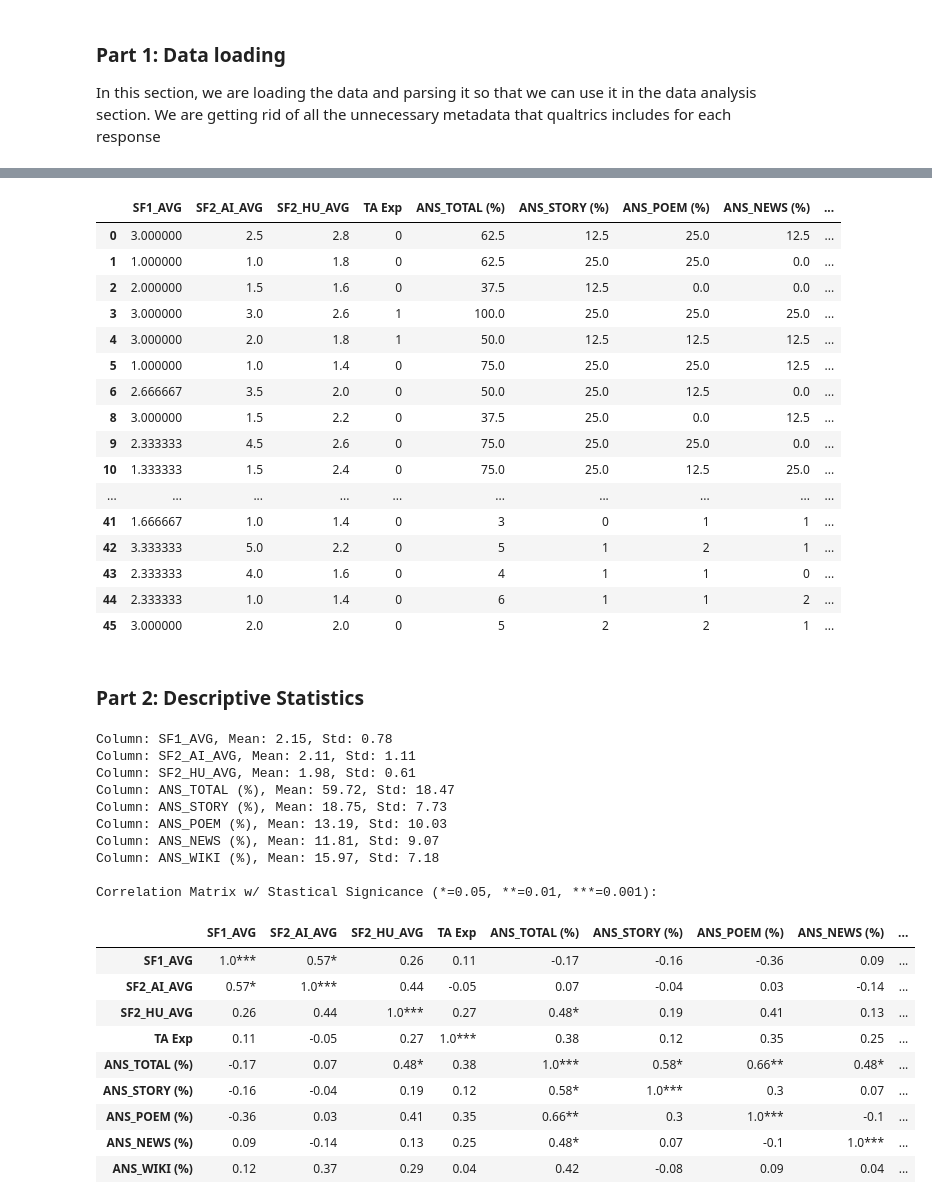
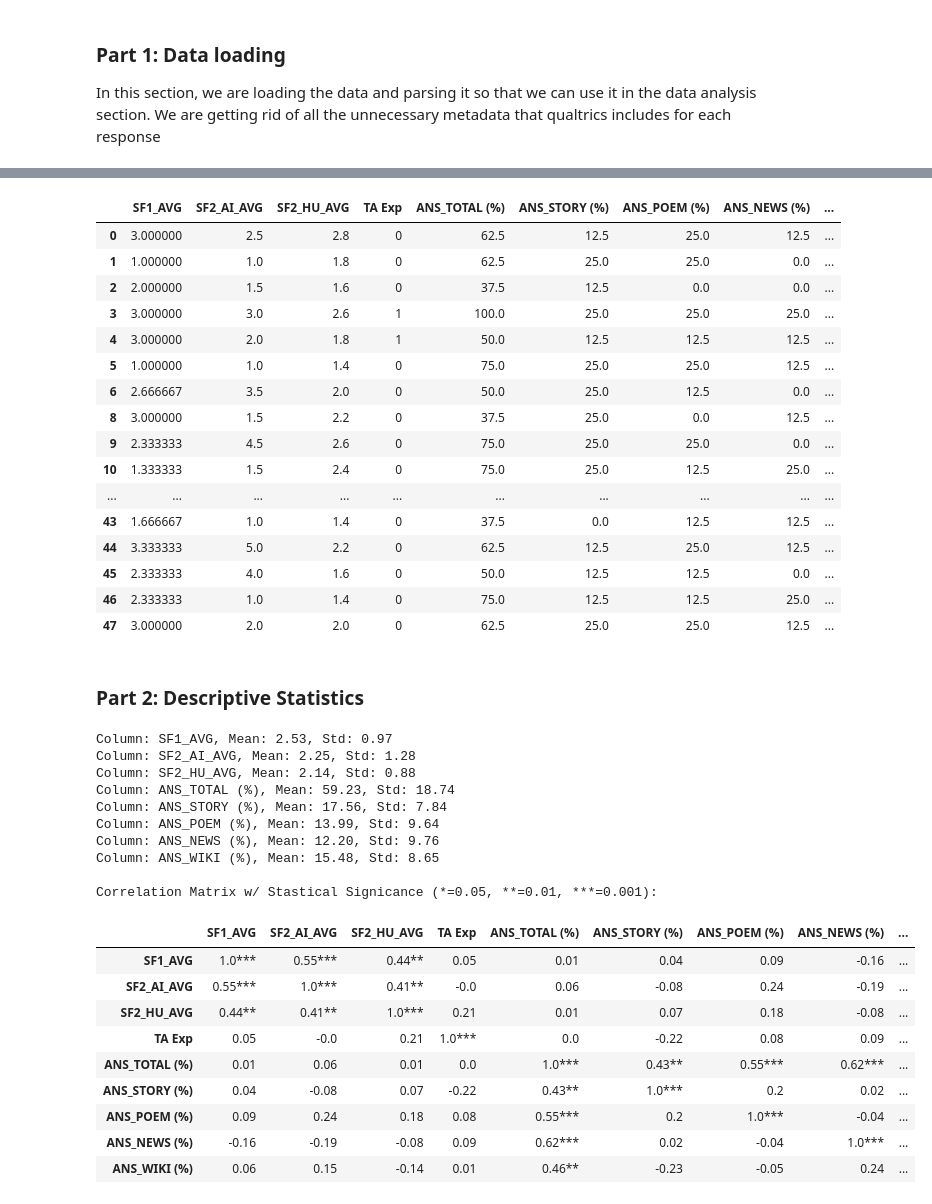
Before and after one commit to ZenithO-o/AI-Detection-Survey, a Jupyter notebook: data_analysis.ipynb, the cells around one changed output, grey strips where cells are left out. Saved outputs shown, nothing was run; the diff lists cells and outputs as text; code cells hidden in the pictures.

```diff
--- a/data_analysis.ipynb
+++ b/data_analysis.ipynb
@@ -145,11 +145,11 @@ df['SF2_AI_AVG'] = df[sf2_cols[:2]].mean(axis=1)
 df['SF2_HU_AVG'] = df[sf2_cols[2:]].mean(axis=1)
 
 # Aggregating scores for passsages
-df['ANS_TOTAL (%)'] = (df[passage_cols] == true_answers).sum(axis=1)
-df['ANS_STORY (%)'] = (df[passage_cols[0:2]] == true_answers[0:2]).sum(axis=1)
-df['ANS_POEM (%)'] = (df[passage_cols[2:4]] == true_answers[2:4]).sum(axis=1)
-df['ANS_NEWS (%)'] = (df[passage_cols[4:6]] == true_answers[4:6]).sum(axis=1)
-df['ANS_WIKI (%)'] = (df[passage_cols[6:8]] == true_answers[6:8]).sum(axis=1)
+df['ANS_TOTAL'] = (df[passage_cols] == true_answers).sum(axis=1)
+df['ANS_STORY'] = (df[passage_cols[0:2]] == true_answers[0:2]).sum(axis=1)
+df['ANS_POEM'] = (df[passage_cols[2:4]] == true_answers[2:4]).sum(axis=1)
+df['ANS_NEWS'] = (df[passage_cols[4:6]] == true_answers[4:6]).sum(axis=1)
+df['ANS_WIKI'] = (df[passage_cols[6:8]] == true_answers[6:8]).sum(axis=1)
 
 # Expressing as percentages
 df['ANS_TOTAL (%)'] = (df['ANS_TOTAL'] / 8) * 100
@@ -176,53 +176,53 @@ df[data_cols]
 | 9 | 2.333333 | 4.5 | 2.6 | 0 | 75.0 | 25.0 | 25.0 | 0.0 | ... |
 | 10 | 1.333333 | 1.5 | 2.4 | 0 | 75.0 | 25.0 | 12.5 | 25.0 | ... |
 | ... | ... | ... | ... | ... | ... | ... | ... | ... | ... |
-| 41 | 1.666667 | 1.0 | 1.4 | 0 | 3 | 0 | 1 | 1 | ... |
-| 42 | 3.333333 | 5.0 | 2.2 | 0 | 5 | 1 | 2 | 1 | ... |
-| 43 | 2.333333 | 4.0 | 1.6 | 0 | 4 | 1 | 1 | 0 | ... |
-| 44 | 2.333333 | 1.0 | 1.4 | 0 | 6 | 1 | 1 | 2 | ... |
-| 45 | 3.000000 | 2.0 | 2.0 | 0 | 5 | 2 | 2 | 1 | ... |
+| 43 | 1.666667 | 1.0 | 1.4 | 0 | 37.5 | 0.0 | 12.5 | 12.5 | ... |
+| 44 | 3.333333 | 5.0 | 2.2 | 0 | 62.5 | 12.5 | 25.0 | 12.5 | ... |
+| 45 | 2.333333 | 4.0 | 1.6 | 0 | 50.0 | 12.5 | 12.5 | 0.0 | ... |
+| 46 | 2.333333 | 1.0 | 1.4 | 0 | 75.0 | 12.5 | 12.5 | 25.0 | ... |
+| 47 | 3.000000 | 2.0 | 2.0 | 0 | 62.5 | 25.0 | 25.0 | 12.5 | ... |
 # %% [markdown]
 ### Part 2: Descriptive Statistics
 # %%
 for sf_series in agg_sf_list:
     col_name = sf_series.name
     mean = sf_series.mean()
     std = sf_series.std()
     print(f'Column: {col_name}, Mean: {mean:.2f}, Std: {std:.2f}')
 
 for ans_series in answer_list:
     col_name = ans_series.name
     mean = ans_series.mean()
     std = ans_series.std()
     print(f'Column: {col_name}, Mean: {mean:.2f}, Std: {std:.2f}')
 # https://stackoverflow.com/questions/25571882/pandas-columns-correlation-with-statistical-significance\
 rho = df[data_cols].corr()
 pval = df[data_cols].corr(method=lambda x, y: pearsonr(x, y)[1]) - np.eye(*rho.shape)
-p = pval.applymap(lambda x: ''.join(['*' for t in [.05, .01, .001] if x <= t]))
+p = pval.map(lambda x: ''.join(['*' for t in [.05, .01, .001] if x <= t]))
 corr_matrix_signifcance = rho.round(2).astype(str) + p
 
 
 
 print('\nCorrelation Matrix w/ Stastical Signicance (*=0.05, **=0.01, ***=0.001):')
 corr_matrix_signifcance
 # %% [output]
-Column: SF1_AVG, Mean: 2.15, Std: 0.78
-Column: SF2_AI_AVG, Mean: 2.11, Std: 1.11
-Column: SF2_HU_AVG, Mean: 1.98, Std: 0.61
-Column: ANS_TOTAL (%), Mean: 59.72, Std: 18.47
-Column: ANS_STORY (%), Mean: 18.75, Std: 7.73
-Column: ANS_POEM (%), Mean: 13.19, Std: 10.03
-Column: ANS_NEWS (%), Mean: 11.81, Std: 9.07
-Column: ANS_WIKI (%), Mean: 15.97, Std: 7.18
+Column: SF1_AVG, Mean: 2.53, Std: 0.97
+Column: SF2_AI_AVG, Mean: 2.25, Std: 1.28
+Column: SF2_HU_AVG, Mean: 2.14, Std: 0.88
+Column: ANS_TOTAL (%), Mean: 59.23, Std: 18.74
+Column: ANS_STORY (%), Mean: 17.56, Std: 7.84
+Column: ANS_POEM (%), Mean: 13.99, Std: 9.64
+Column: ANS_NEWS (%), Mean: 12.20, Std: 9.76
+Column: ANS_WIKI (%), Mean: 15.48, Std: 8.65
 
 Correlation Matrix w/ Stastical Signicance (*=0.05, **=0.01, ***=0.001):
 |  | SF1_AVG | SF2_AI_AVG | SF2_HU_AVG | TA Exp | ANS_TOTAL (%) | ANS_STORY (%) | ANS_POEM (%) | ANS_NEWS (%) | ... |
-| SF1_AVG | 1.0*** | 0.57* | 0.26 | 0.11 | -0.17 | -0.16 | -0.36 | 0.09 | ... |
-| SF2_AI_AVG | 0.57* | 1.0*** | 0.44 | -0.05 | 0.07 | -0.04 | 0.03 | -0.14 | ... |
-| SF2_HU_AVG | 0.26 | 0.44 | 1.0*** | 0.27 | 0.48* | 0.19 | 0.41 | 0.13 | ... |
-| TA Exp | 0.11 | -0.05 | 0.27 | 1.0*** | 0.38 | 0.12 | 0.35 | 0.25 | ... |
-| ANS_TOTAL (%) | -0.17 | 0.07 | 0.48* | 0.38 | 1.0*** | 0.58* | 0.66** | 0.48* | ... |
-| ANS_STORY (%) | -0.16 | -0.04 | 0.19 | 0.12 | 0.58* | 1.0*** | 0.3 | 0.07 | ... |
-| ANS_POEM (%) | -0.36 | 0.03 | 0.41 | 0.35 | 0.66** | 0.3 | 1.0*** | -0.1 | ... |
-| ANS_NEWS (%) | 0.09 | -0.14 | 0.13 | 0.25 | 0.48* | 0.07 | -0.1 | 1.0*** | ... |
-| ANS_WIKI (%) | 0.12 | 0.37 | 0.29 | 0.04 | 0.42 | -0.08 | 0.09 | 0.04 | ... |
+| SF1_AVG | 1.0*** | 0.55*** | 0.44** | 0.05 | 0.01 | 0.04 | 0.09 | -0.16 | ... |
+| SF2_AI_AVG | 0.55*** | 1.0*** | 0.41** | -0.0 | 0.06 | -0.08 | 0.24 | -0.19 | ... |
+| SF2_HU_AVG | 0.44** | 0.41** | 1.0*** | 0.21 | 0.01 | 0.07 | 0.18 | -0.08 | ... |
+| TA Exp | 0.05 | -0.0 | 0.21 | 1.0*** | 0.0 | -0.22 | 0.08 | 0.09 | ... |
+| ANS_TOTAL (%) | 0.01 | 0.06 | 0.01 | 0.0 | 1.0*** | 0.43** | 0.55*** | 0.62*** | ... |
+| ANS_STORY (%) | 0.04 | -0.08 | 0.07 | -0.22 | 0.43** | 1.0*** | 0.2 | 0.02 | ... |
+| ANS_POEM (%) | 0.09 | 0.24 | 0.18 | 0.08 | 0.55*** | 0.2 | 1.0*** | -0.04 | ... |
+| ANS_NEWS (%) | -0.16 | -0.19 | -0.08 | 0.09 | 0.62*** | 0.02 | -0.04 | 1.0*** | ... |
+| ANS_WIKI (%) | 0.06 | 0.15 | -0.14 | 0.01 | 0.46** | -0.23 | -0.05 | 0.24 | ... |
```
Also changed, not shown: parts of 1 cell of this notebook, 3 other files.
